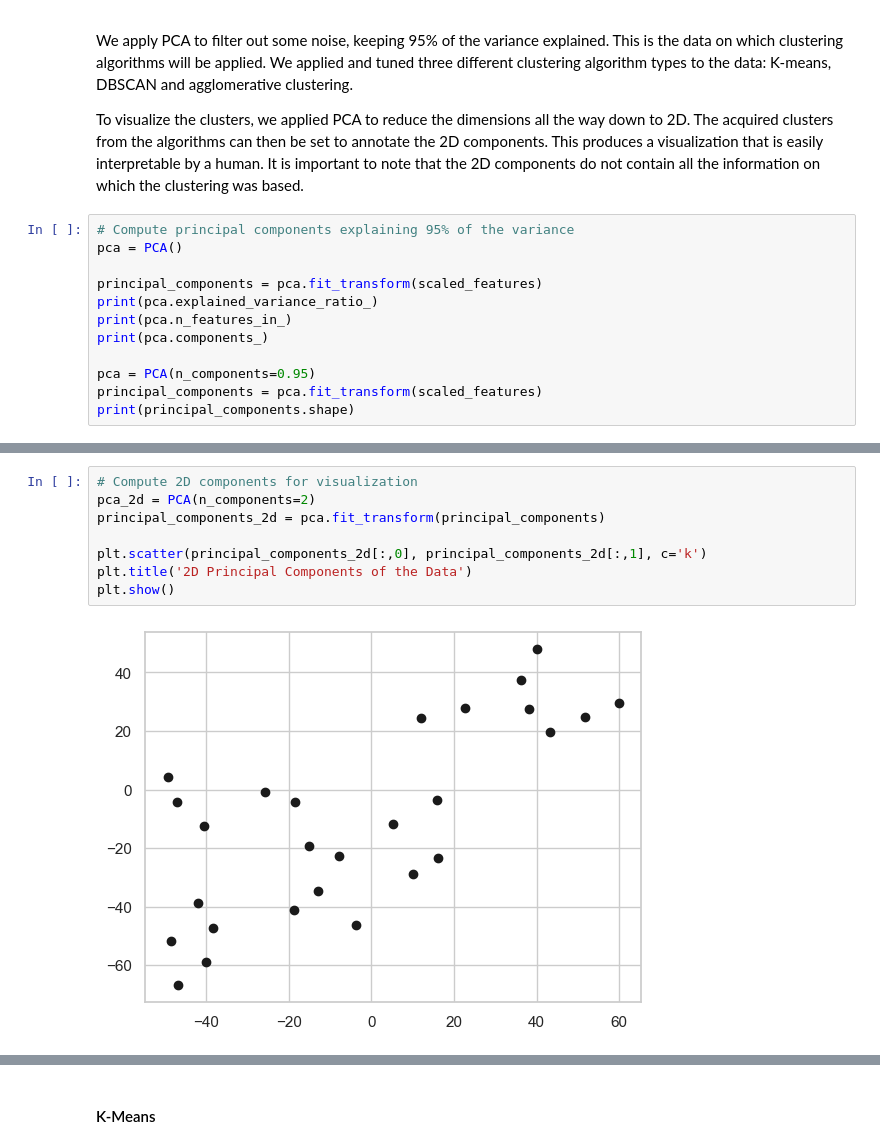
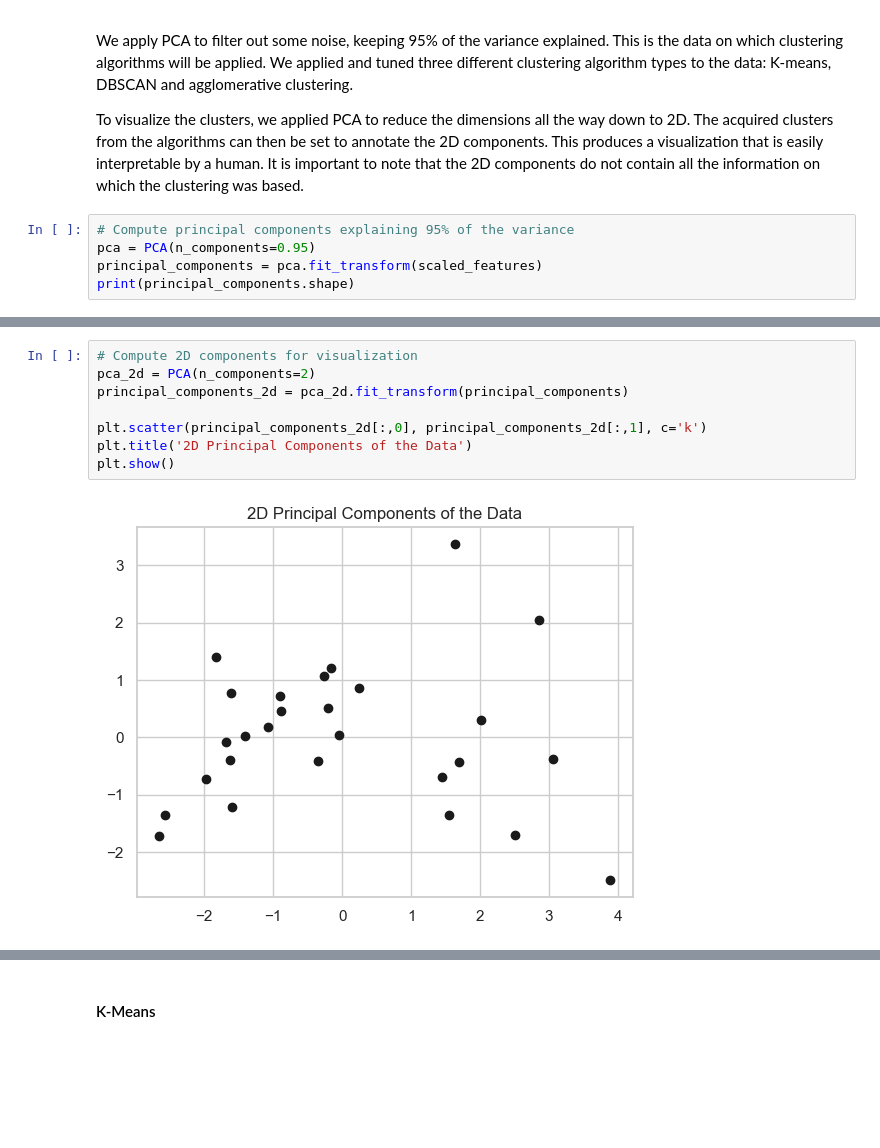
Before and after one commit to olofjardfelt/Project-Data-Mining-I, a Jupyter notebook: data_processing.ipynb, the cells around one changed output, grey strips where cells are left out. Cells and saved outputs as stored; diff of their text form; blank space fills up the shorter version.

```diff
--- a/data_processing.ipynb
+++ b/data_processing.ipynb
@@ -372,13 +354,6 @@ We apply PCA to filter out some noise, keeping 95% of the variance explained. Th
 To visualize the clusters, we applied PCA to reduce the dimensions all the way down to 2D. The acquired clusters from the algorithms can then be set to annotate the 2D components. This produces a visualization that is easily interpretable by a human. It is important to note that the 2D components do not contain all the information on which the clustering was based.
 # %%
 # Compute principal components explaining 95% of the variance
-pca = PCA()
-
-principal_components = pca.fit_transform(scaled_features)
-print(pca.explained_variance_ratio_)
-print(pca.n_features_in_)
-print(pca.components_)
-
 pca = PCA(n_components=0.95)
 principal_components = pca.fit_transform(scaled_features)
 print(principal_components.shape)
@@ -404,10 +362,10 @@ print(principal_components.shape)
 # %%
 # Compute 2D components for visualization
 pca_2d = PCA(n_components=2)
-principal_components_2d = pca.fit_transform(principal_components)
+principal_components_2d = pca_2d.fit_transform(principal_components)
 
 plt.scatter(principal_components_2d[:,0], principal_components_2d[:,1], c='k')
 plt.title('2D Principal Components of the Data')
 plt.show()
 # %% [output]
-[figure, old version]
+[figure, new version]
```
Also changed, not shown: parts of 6 cells of this notebook.
